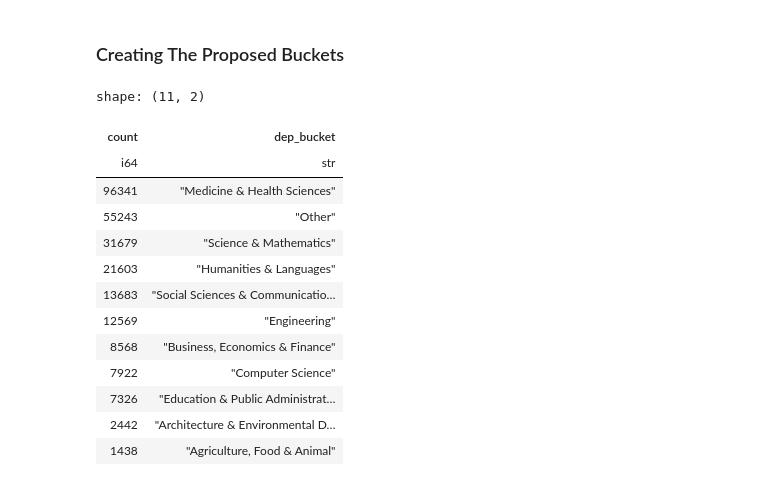
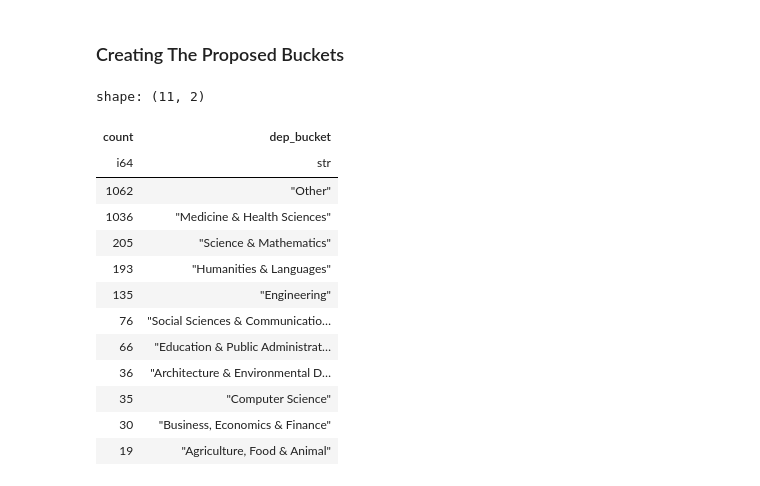
Before and after one commit to CSC4693-Fall-2026/CSC4693, a Jupyter notebook: Faculty/week4_eda.ipynb, the cells around one changed output. Cells and saved outputs as stored; diff of their text form; code cells hidden in the pictures.

Commit message:
chore: categorized more 'Other' still many more to go

```diff
--- a/Faculty/week4_eda.ipynb
+++ b/Faculty/week4_eda.ipynb
@@ -378,27 +418,3 @@ duckdb.sql(f"""
 CREATE OR REPLACE TABLE faculty_salaries AS
 {bucket_sql}
 """)
-# %%
-pl.Config.set_tbl_rows(11)
-
-duckdb.sql("""
-SELECT COUNT(dep_bucket) AS count, dep_bucket
-FROM faculty_salaries
-GROUP BY dep_bucket
-ORDER BY count DESC
-           """).pl()
-# %% [output]
-shape: (11, 2)
-| count | dep_bucket |
-| i64 | str |
-| 96341 | "Medicine & Health Sciences" |
-| 55243 | "Other" |
-| 31679 | "Science & Mathematics" |
-| 21603 | "Humanities & Languages" |
-| 13683 | "Social Sciences & Communicatio… |
-| 12569 | "Engineering" |
-| 8568 | "Business, Economics & Finance" |
-| 7922 | "Computer Science" |
-| 7326 | "Education & Public Administrat… |
-| 2442 | "Architecture & Environmental D… |
-| 1438 | "Agriculture, Food & Animal" |
@@ -405,2 +446,27 @@ shape: (11, 2)
+# %%
+pl.Config.set_tbl_rows(11)
+
+# How many departments are accounted for in each bucket
+duckdb.sql("""
+SELECT COUNT(DISTINCT department) AS count, dep_bucket
+FROM faculty_salaries
+GROUP BY dep_bucket
+ORDER BY count DESC
+           """).pl()
+# %% [output]
+shape: (11, 2)
+| count | dep_bucket |
+| i64 | str |
+| 1062 | "Other" |
+| 1036 | "Medicine & Health Sciences" |
+| 205 | "Science & Mathematics" |
+| 193 | "Humanities & Languages" |
+| 135 | "Engineering" |
+| 76 | "Social Sciences & Communicatio… |
+| 66 | "Education & Public Administrat… |
+| 36 | "Architecture & Environmental D… |
+| 35 | "Computer Science" |
+| 30 | "Business, Economics & Finance" |
+| 19 | "Agriculture, Food & Animal" |
 # %%
 duckdb.sql("""
```
Also changed, not shown: parts of 5 cells of this notebook.
